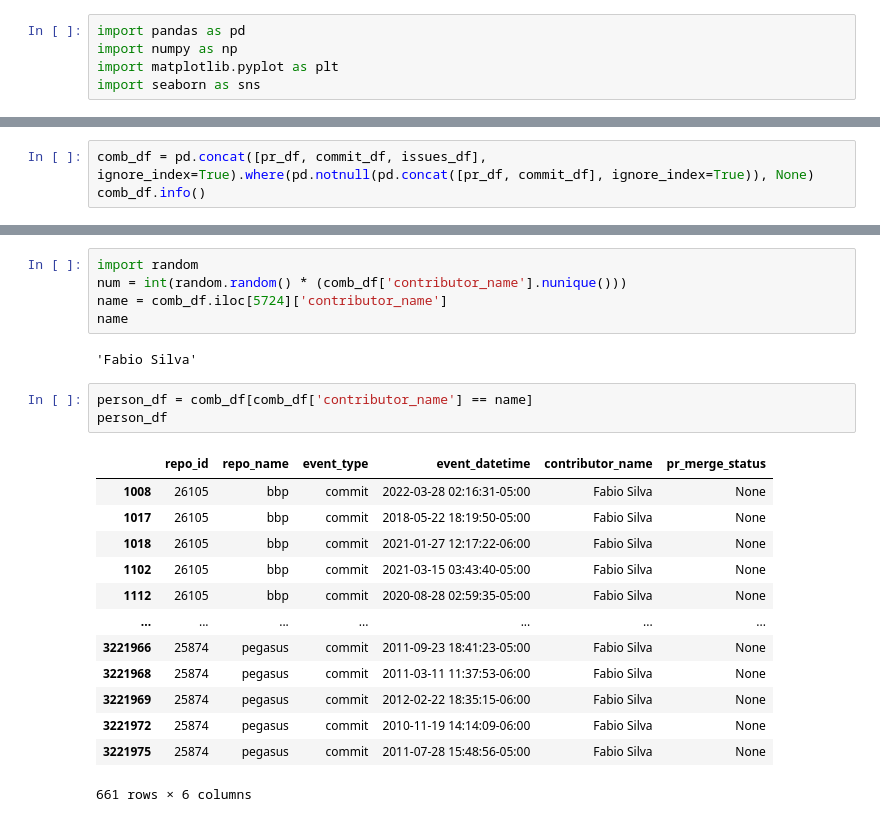
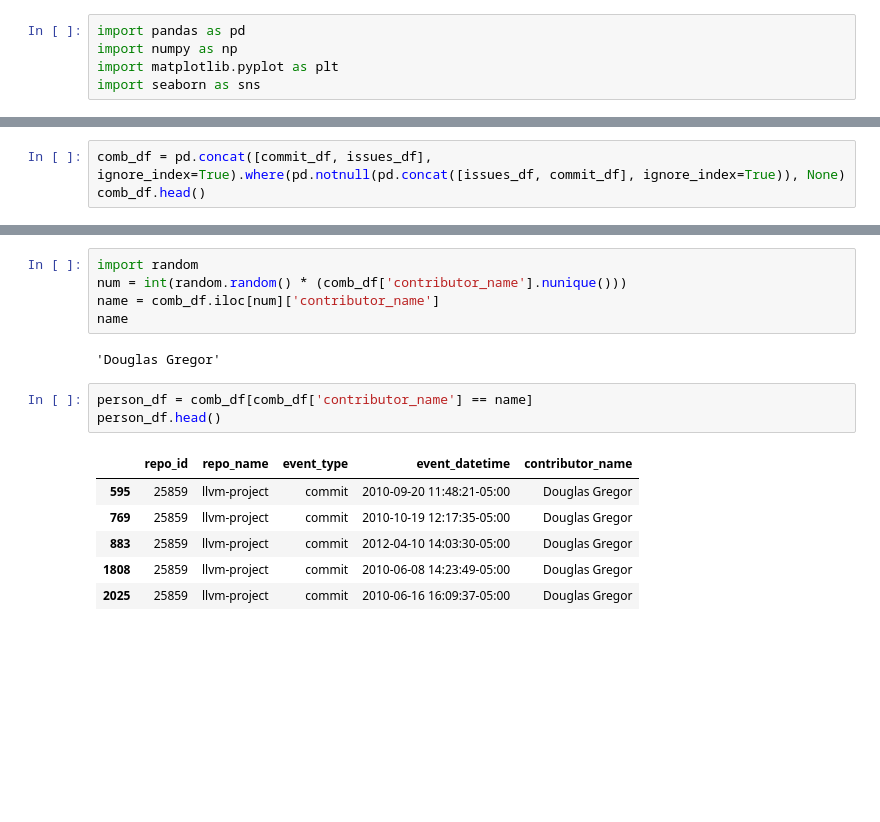
Before and after one commit to AchyDaMan/i320d_transition_augur, a Jupyter notebook: analysis.ipynb, the cells around one changed output, grey strips where cells are left out. Drawn from its saved outputs; the diff is of its cells as text; blank space fills up the shorter version.

Commit message:
overhaul project and add graphs

```diff
--- a/analysis.ipynb
+++ b/analysis.ipynb
@@ -27,4 +25,4 @@ pr_df.shape
 # %%
-comb_df = pd.concat([pr_df, commit_df, issues_df], ignore_index=True).where(pd.notnull(pd.concat([pr_df, commit_df], ignore_index=True)), None)
-comb_df.info()
+comb_df = pd.concat([commit_df, issues_df], ignore_index=True).where(pd.notnull(pd.concat([issues_df, commit_df], ignore_index=True)), None)
+comb_df.head()
 # %% [output]
@@ -94,24 +82,17 @@ comb_df.head()
 # %%
 import random
 num = int(random.random() * (comb_df['contributor_name'].nunique()))
-name = comb_df.iloc[5724]['contributor_name']
+name = comb_df.iloc[num]['contributor_name']
 name
 # %% [output]
-'Fabio Silva'
+'Douglas Gregor'
 # %%
 person_df = comb_df[comb_df['contributor_name'] == name]
-person_df
+person_df.head()
 # %% [output]
-|  | repo_id | repo_name | event_type | event_datetime | contributor_name | pr_merge_status |
-| 1008 | 26105 | bbp | commit | 2022-03-28 02:16:31-05:00 | Fabio Silva | None |
-| 1017 | 26105 | bbp | commit | 2018-05-22 18:19:50-05:00 | Fabio Silva | None |
-| 1018 | 26105 | bbp | commit | 2021-01-27 12:17:22-06:00 | Fabio Silva | None |
-| 1102 | 26105 | bbp | commit | 2021-03-15 03:43:40-05:00 | Fabio Silva | None |
-| 1112 | 26105 | bbp | commit | 2020-08-28 02:59:35-05:00 | Fabio Silva | None |
-| ... | ... | ... | ... | ... | ... | ... |
-| 3221966 | 25874 | pegasus | commit | 2011-09-23 18:41:23-05:00 | Fabio Silva | None |
-| 3221968 | 25874 | pegasus | commit | 2011-03-11 11:37:53-06:00 | Fabio Silva | None |
-| 3221969 | 25874 | pegasus | commit | 2012-02-22 18:35:15-06:00 | Fabio Silva | None |
-| 3221972 | 25874 | pegasus | commit | 2010-11-19 14:14:09-06:00 | Fabio Silva | None |
-| 3221975 | 25874 | pegasus | commit | 2011-07-28 15:48:56-05:00 | Fabio Silva | None |
+|  | repo_id | repo_name | event_type | event_datetime | contributor_name |
+| 595 | 25859 | llvm-project | commit | 2010-09-20 11:48:21-05:00 | Douglas Gregor |
+| 769 | 25859 | llvm-project | commit | 2010-10-19 12:17:35-05:00 | Douglas Gregor |
+| 883 | 25859 | llvm-project | commit | 2012-04-10 14:03:30-05:00 | Douglas Gregor |
+| 1808 | 25859 | llvm-project | commit | 2010-06-08 14:23:49-05:00 | Douglas Gregor |
+| 2025 | 25859 | llvm-project | commit | 2010-06-16 16:09:37-05:00 | Douglas Gregor |
-661 rows × 6 columns
```
Also changed, not shown: parts of 31 cells of this notebook.
